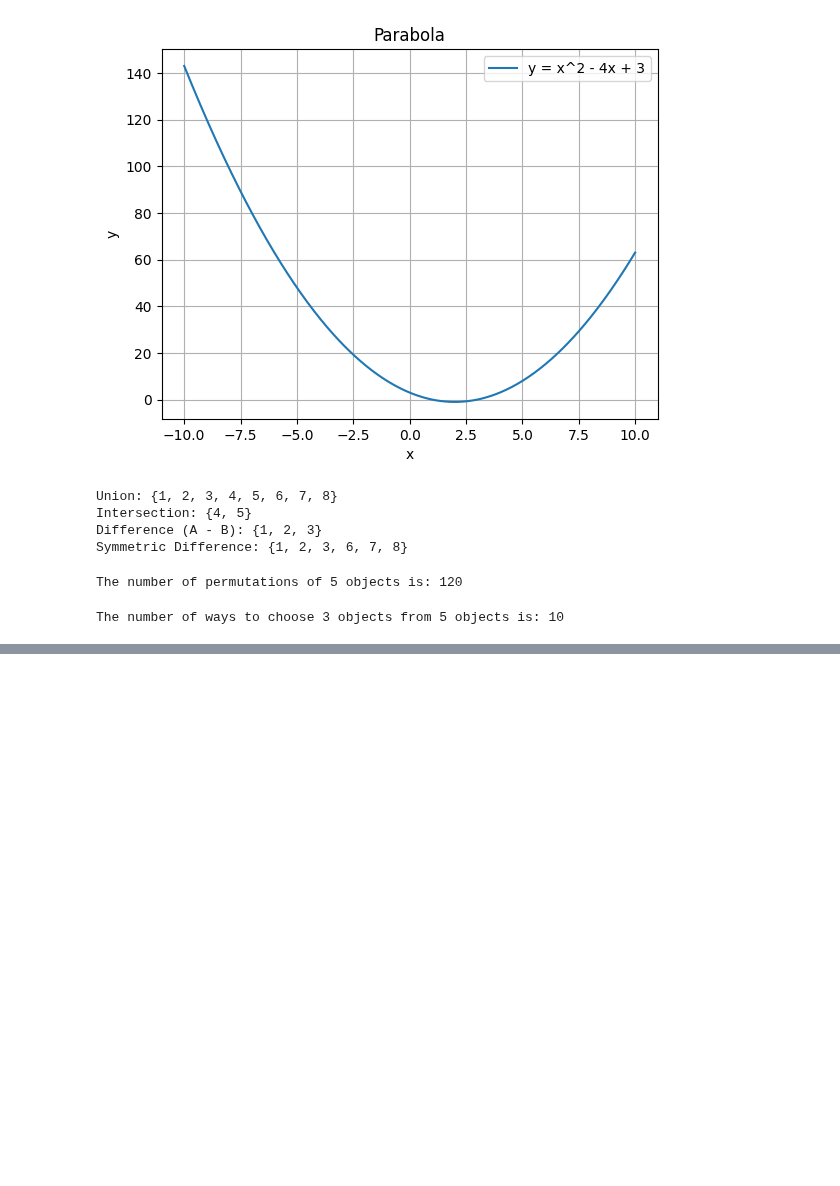
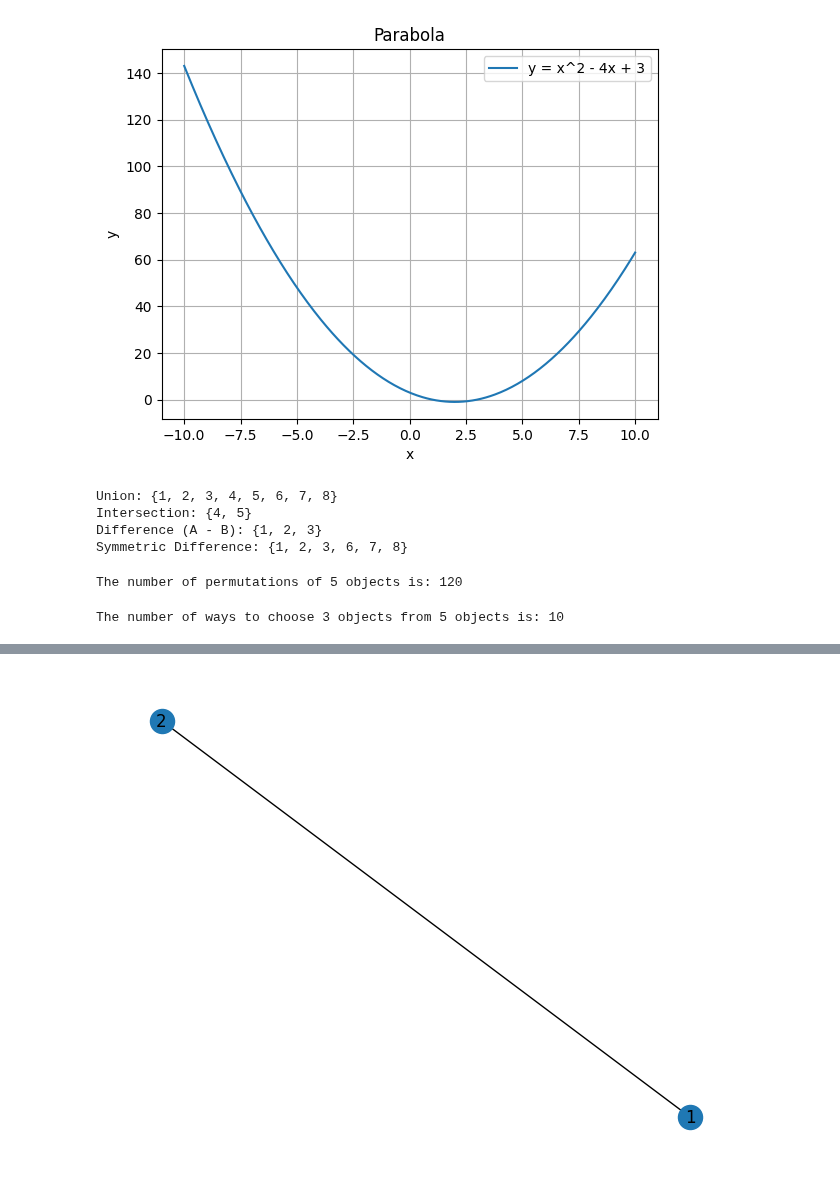
Before and after one commit to rmd360/machinelearningproject, a Jupyter notebook: Maths.ipynb, the cells around one changed output, grey strips where cells are left out. Saved outputs shown, nothing was run; the diff lists cells and outputs as text; code cells hidden in the pictures; blank space fills up the shorter version.

```diff
--- a/Maths.ipynb
+++ b/Maths.ipynb
@@ -136,0 +142,21 @@ The number of ways to choose 3 objects from 5 objects is: 10
+# %%
+
+# Import necessary libraries
+import networkx as nx
+import matplotlib.pyplot as plt
+
+# Create a graph object
+G = nx.Graph()
+
+# Add nodes
+G.add_node(1)
+G.add_node(2)
+
+# Add edges (connecting the nodes)
+G.add_edge(1, 2)
+
+# Draw the graph
+nx.draw(G, with_labels=True)
+plt.show()
+# %% [output]
+[figure, added]
```
Also changed, not shown: parts of 11 cells of this notebook.
